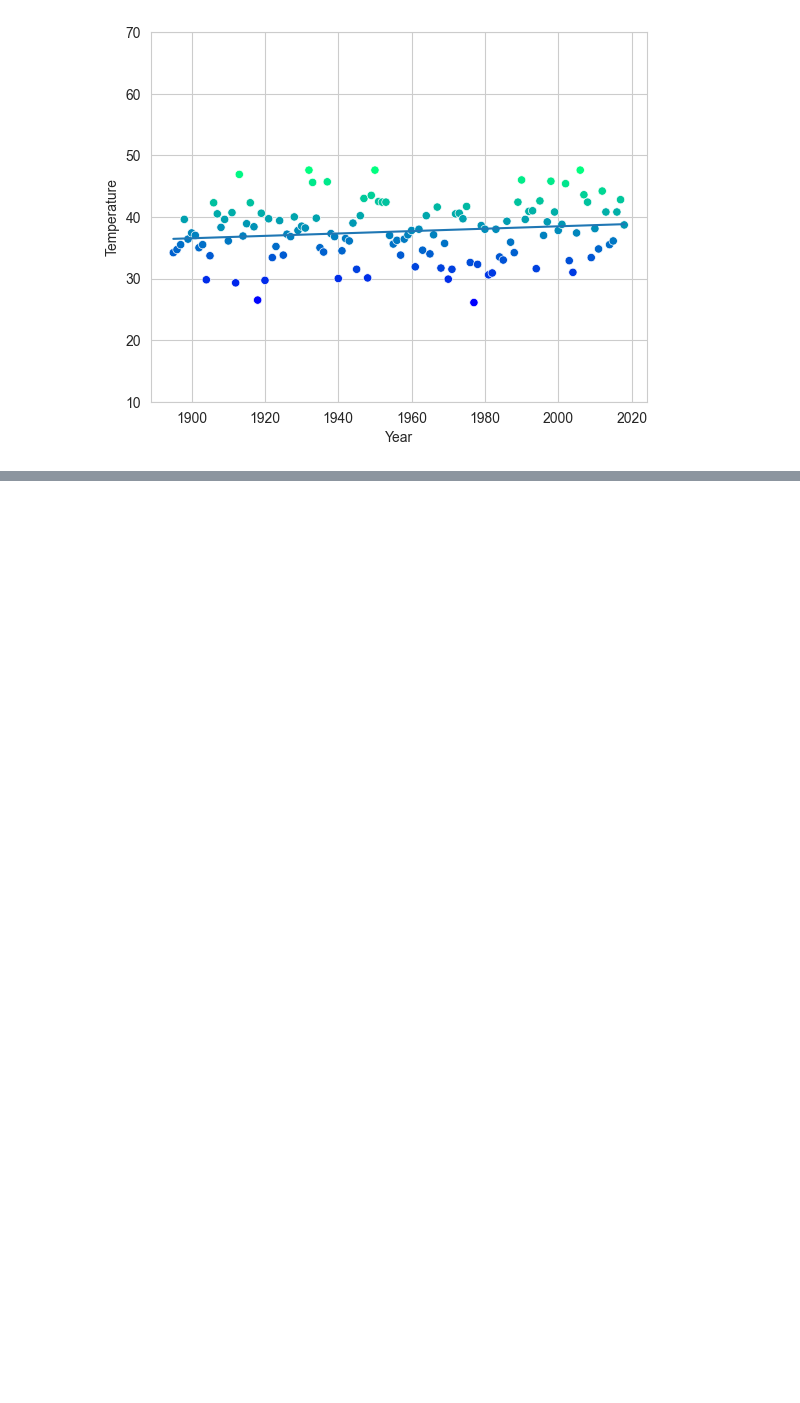
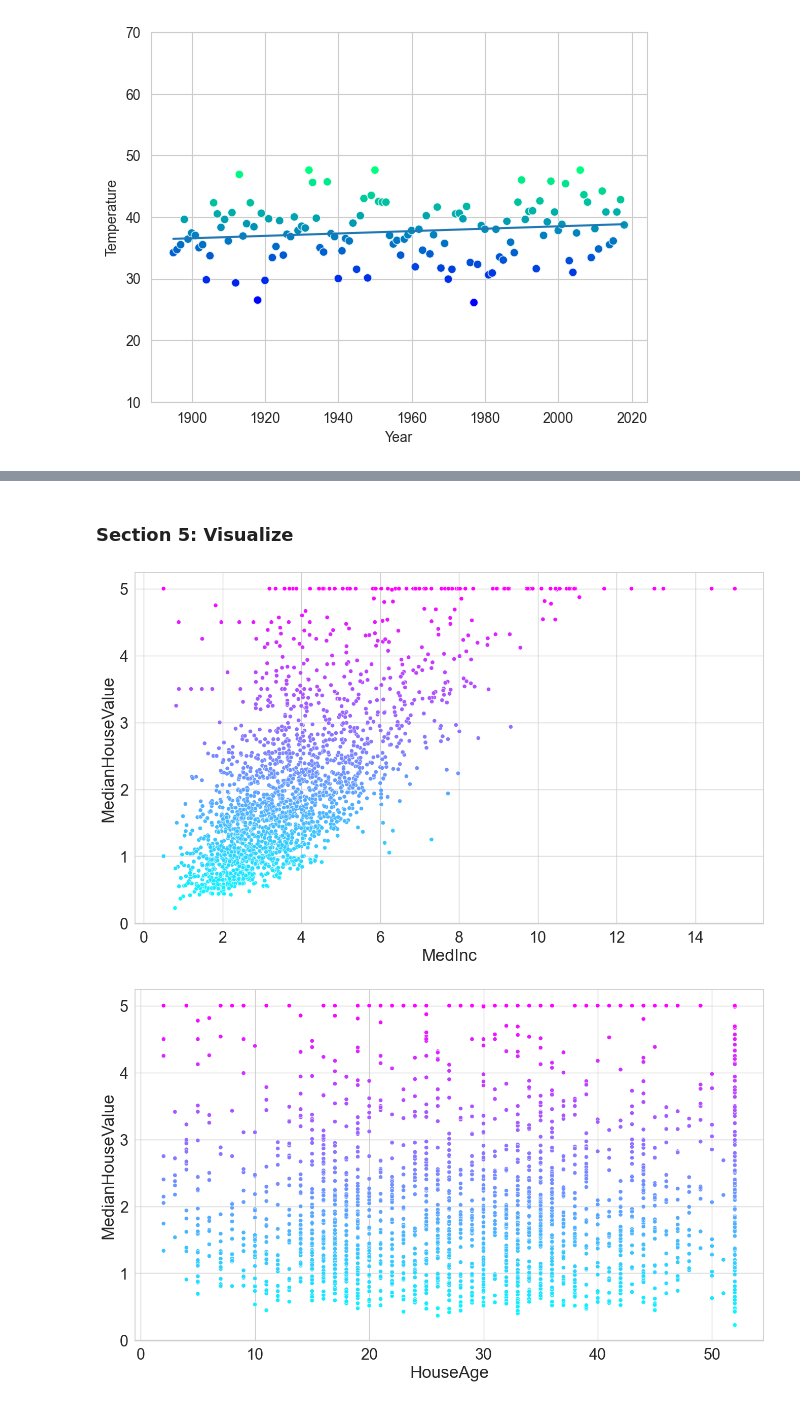
Before and after one commit to Stone-Snevets/datafun-07-ml-predictive, a Jupyter notebook: Task_4.ipynb, the cells around one changed output, grey strips where cells are left out. Cells and saved outputs as stored; diff of their text form; code cells hidden in the pictures; blank space fills up the shorter version.

```diff
--- a/Task_4.ipynb
+++ b/Task_4.ipynb
@@ -272,0 +280,6 @@ axes_sns_ML.set_ylim(10,70)
+# %%
+# Import the data
+from sklearn.datasets import fetch_california_housing
+
+# Assign data to variable via fetch_california_housing() function
+cal_house = fetch_california_housing()
@@ -272,0 +323,17 @@ axes_sns_ML.set_ylim(10,70)
+# %%
+# Import data to a pandas DataFrame
+#-> Change some settings before passing in data
+pd.set_option('display.max_columns', 9)         # We'll be addding a column to this dataframe
+pd.set_option('display.width', None)            # Auto-detects display width when formatting string representations of DataFrames and Series
+
+
+#-> Read data into DataFrame
+cal_house_df = pd.DataFrame(cal_house.data, columns=cal_house.feature_names)
+
+
+#-> Add column for median house value
+cal_house_df['MedianHouseValue'] = pd.Series(cal_house.target)
+
+
+#-> Can now check data with head() function
+cal_house_df.head()
@@ -272,0 +362,25 @@ axes_sns_ML.set_ylim(10,70)
+# %% [markdown]
+### Section 5: Visualize
+# %%
+# Use Seaborn to plot a sample of the data
+#-> Generate a sample (should be a tenth (0.1) of the whole dataset)
+cal_house_sample = cal_house_df.sample(frac = 0.1, random_state = 17)
+
+
+#-> Set graph preferences
+sns.set(font_scale = 2)
+sns.set_style('whitegrid')
+
+
+#-> Plot the data
+for feature in cal_house.feature_names:
+    plt.figure(figsize = (16,9))
+    sns.scatterplot(data = cal_house_sample,
+                    x = feature,
+                    y = 'MedianHouseValue',
+                    hue = 'MedianHouseValue',
+                    palette ='cool',
+                    legend = False)
+# %% [output]
+[figure, added]
+[figure, added]
```
Also changed, not shown: parts of 30 cells of this notebook.
